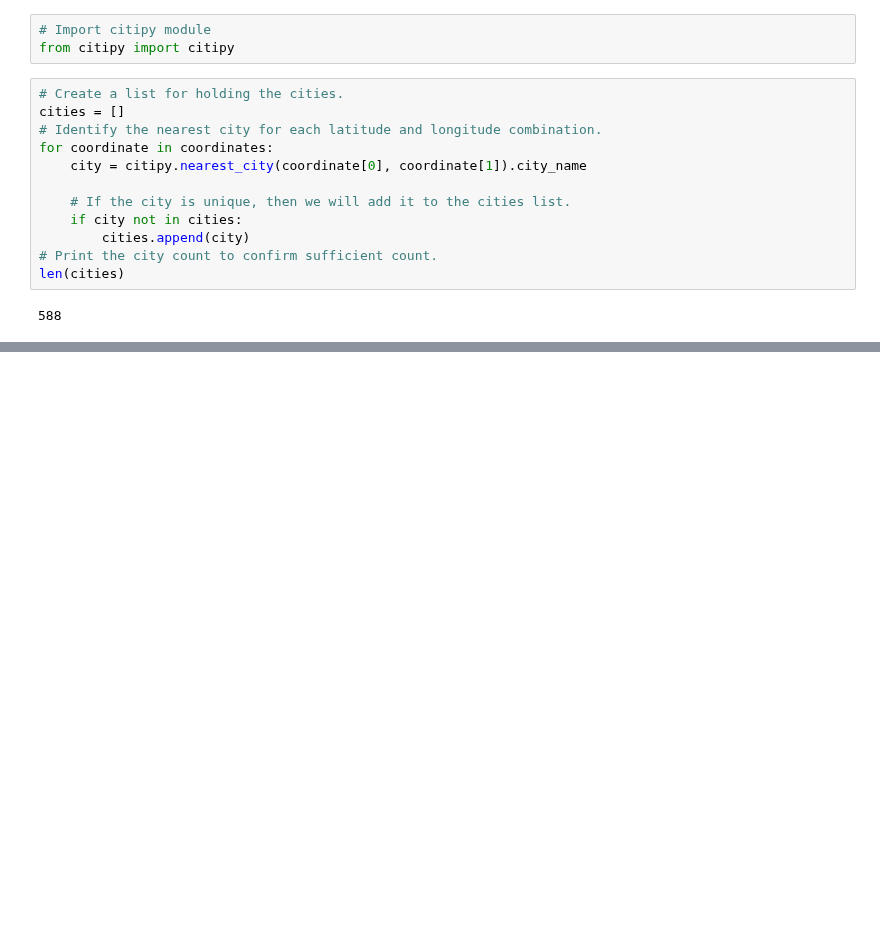
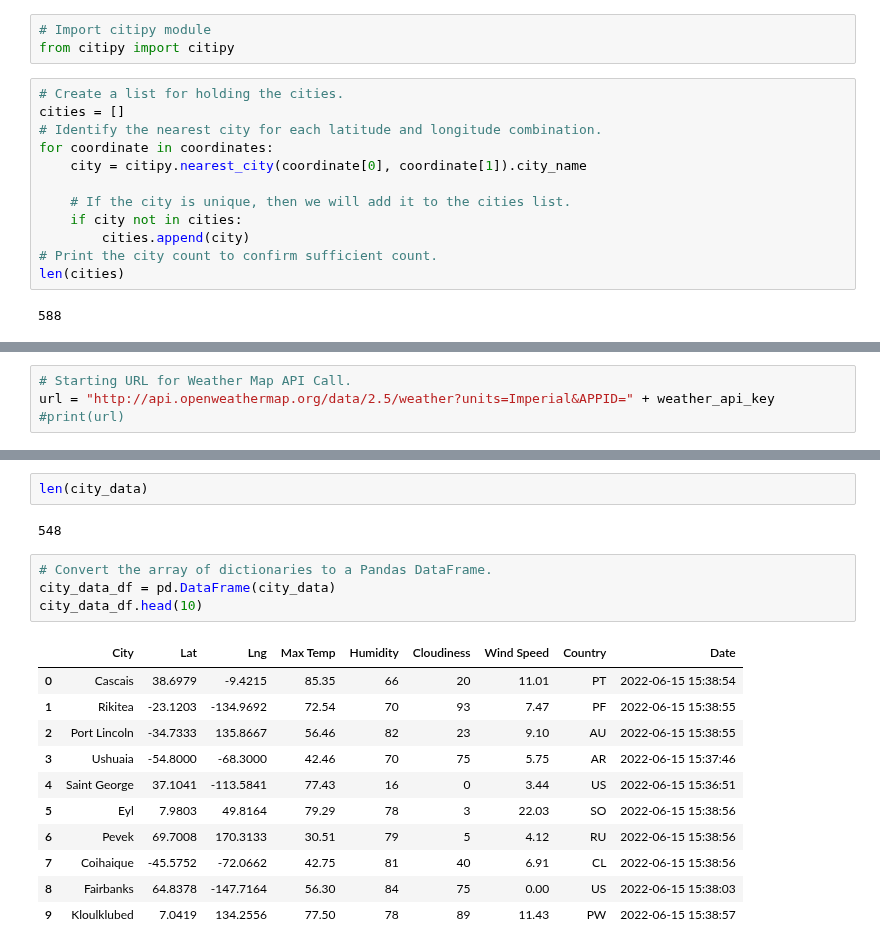
Before and after one commit to montillall/World_Weather_Analysis, a Jupyter notebook: WeatherPy.ipynb, the cells around one changed output, grey strips where cells are left out. Drawn from its saved outputs; the diff is of its cells as text; blank space fills up the shorter version.

```diff
--- a/WeatherPy.ipynb
+++ b/WeatherPy.ipynb
@@ -33,0 +40,4 @@ len(cities)
+# %%
+# Starting URL for Weather Map API Call.
+url = "http://api.openweathermap.org/data/2.5/weather?units=Imperial&APPID=" + weather_api_key
+#print(url)
@@ -33,0 +128,20 @@ len(cities)
+# %%
+len(city_data)
+# %% [output]
+548
+# %%
+# Convert the array of dictionaries to a Pandas DataFrame.
+city_data_df = pd.DataFrame(city_data)
+city_data_df.head(10)
+# %% [output]
+|  | City | Lat | Lng | Max Temp | Humidity | Cloudiness | Wind Speed | Country | Date |
+| 0 | Cascais | 38.6979 | -9.4215 | 85.35 | 66 | 20 | 11.01 | PT | 2022-06-15 15:38:54 |
+| 1 | Rikitea | -23.1203 | -134.9692 | 72.54 | 70 | 93 | 7.47 | PF | 2022-06-15 15:38:55 |
+| 2 | Port Lincoln | -34.7333 | 135.8667 | 56.46 | 82 | 23 | 9.10 | AU | 2022-06-15 15:38:55 |
+| 3 | Ushuaia | -54.8000 | -68.3000 | 42.46 | 70 | 75 | 5.75 | AR | 2022-06-15 15:37:46 |
+| 4 | Saint George | 37.1041 | -113.5841 | 77.43 | 16 | 0 | 3.44 | US | 2022-06-15 15:36:51 |
+| 5 | Eyl | 7.9803 | 49.8164 | 79.29 | 78 | 3 | 22.03 | SO | 2022-06-15 15:38:56 |
+| 6 | Pevek | 69.7008 | 170.3133 | 30.51 | 79 | 5 | 4.12 | RU | 2022-06-15 15:38:56 |
+| 7 | Coihaique | -45.5752 | -72.0662 | 42.75 | 81 | 40 | 6.91 | CL | 2022-06-15 15:38:56 |
+| 8 | Fairbanks | 64.8378 | -147.7164 | 56.30 | 84 | 75 | 0.00 | US | 2022-06-15 15:38:03 |
+| 9 | Kloulklubed | 7.0419 | 134.2556 | 77.50 | 78 | 89 | 11.43 | PW | 2022-06-15 15:38:57 |
```
Also changed, not shown: parts of 5 cells of this notebook.
